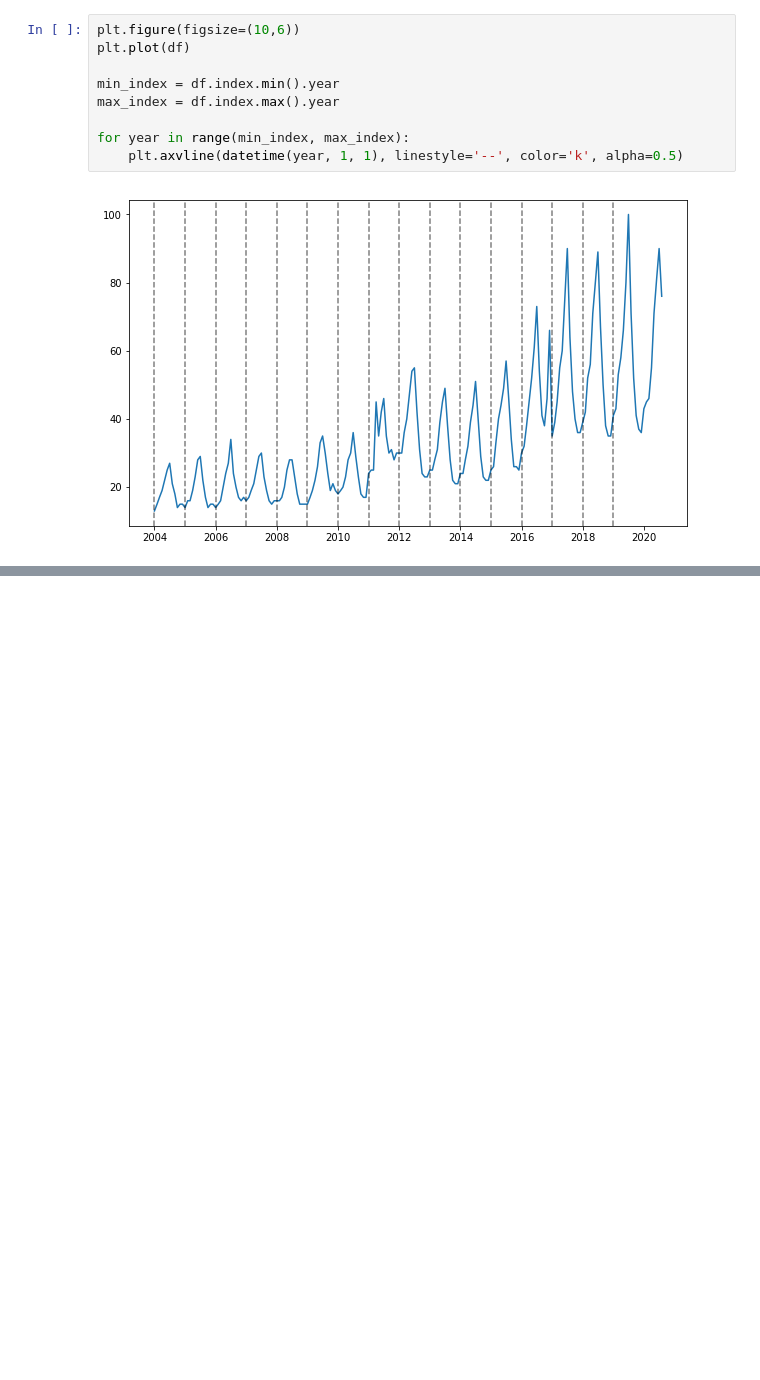
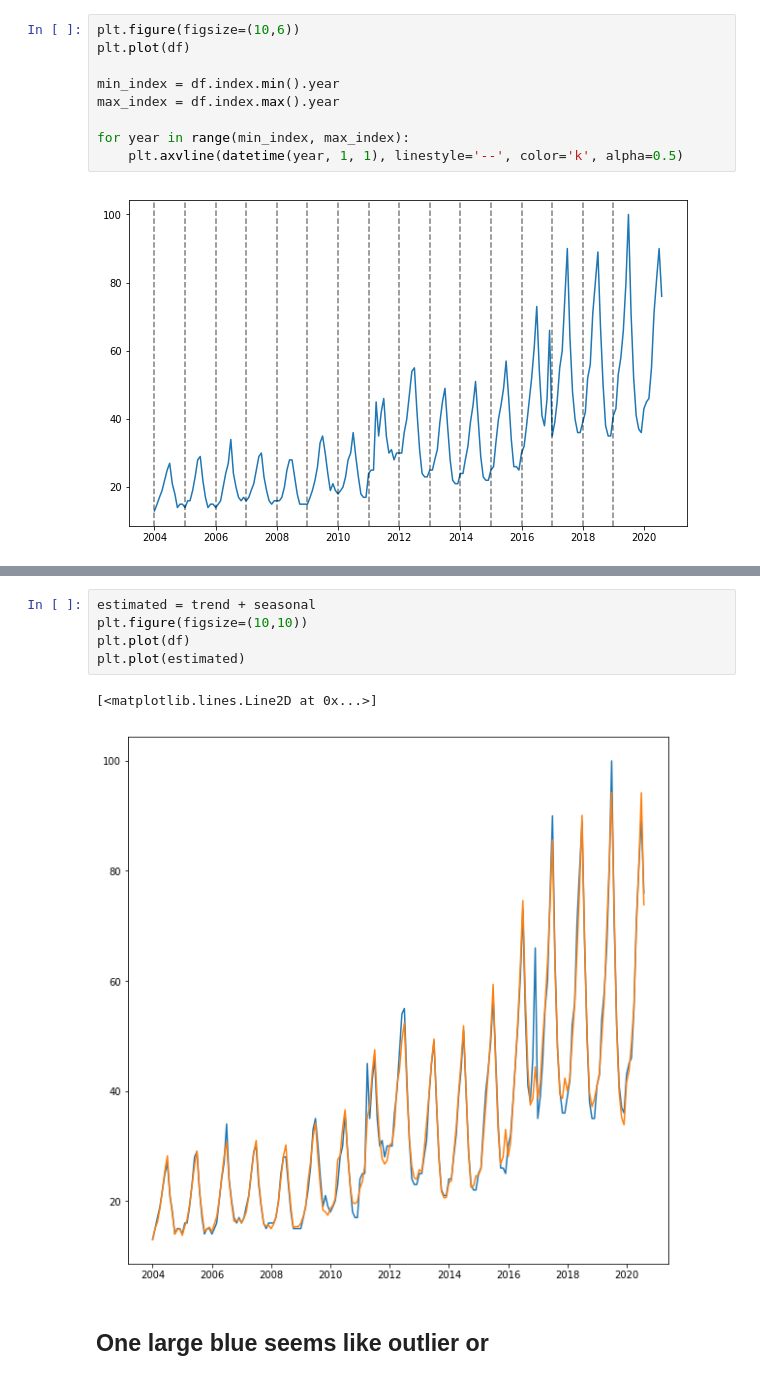
Before and after one commit to Karanpalshekhawat/time-series-analysis, a Jupyter notebook: Seasonal-Trend-Decomposition (STL).ipynb, the cells around one changed output, grey strips where cells are left out. Cells and saved outputs as stored; diff of their text form; blank space fills up the shorter version.

```diff
--- a/Seasonal-Trend-Decomposition (STL).ipynb
+++ b/Seasonal-Trend-Decomposition (STL).ipynb
@@ -30,0 +67,10 @@ df.iloc[1]['month']
+# %%
+estimated = trend + seasonal
+plt.figure(figsize=(10,10))
+plt.plot(df)
+plt.plot(estimated)
+# %% [output]
+[<matplotlib.lines.Line2D at 0x...>]
+[figure, added]
+# %% [markdown]
+## One large blue seems like outlier or
```
Also changed, not shown: parts of 9 cells of this notebook.
